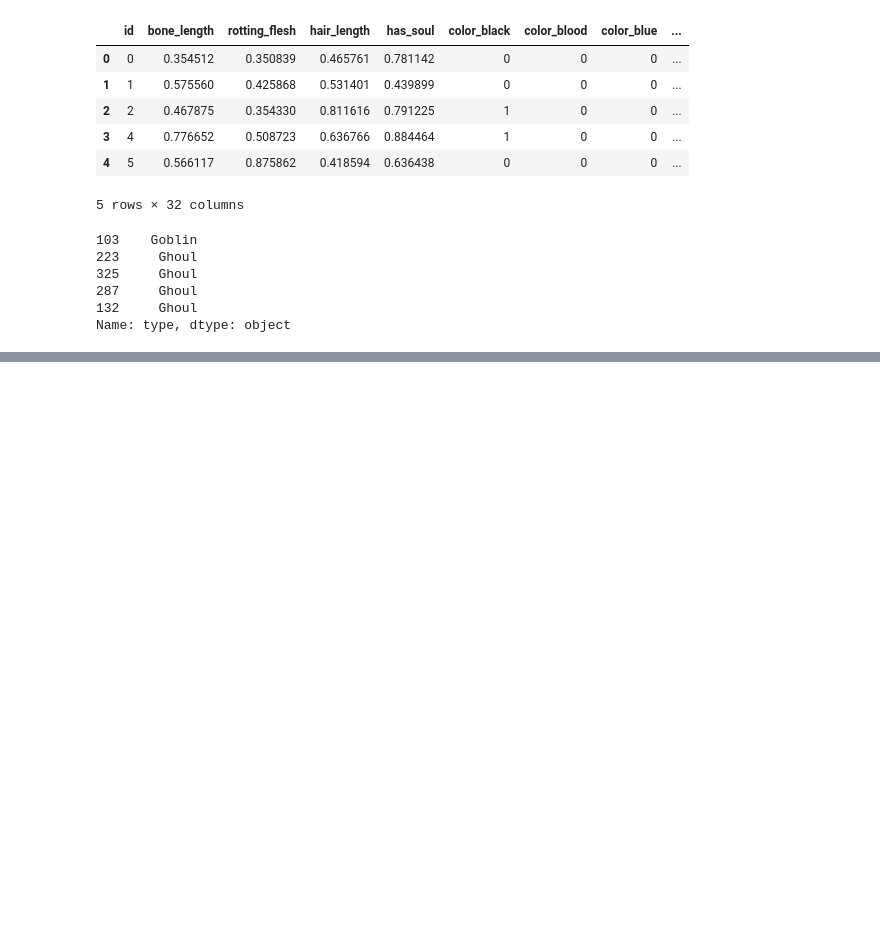
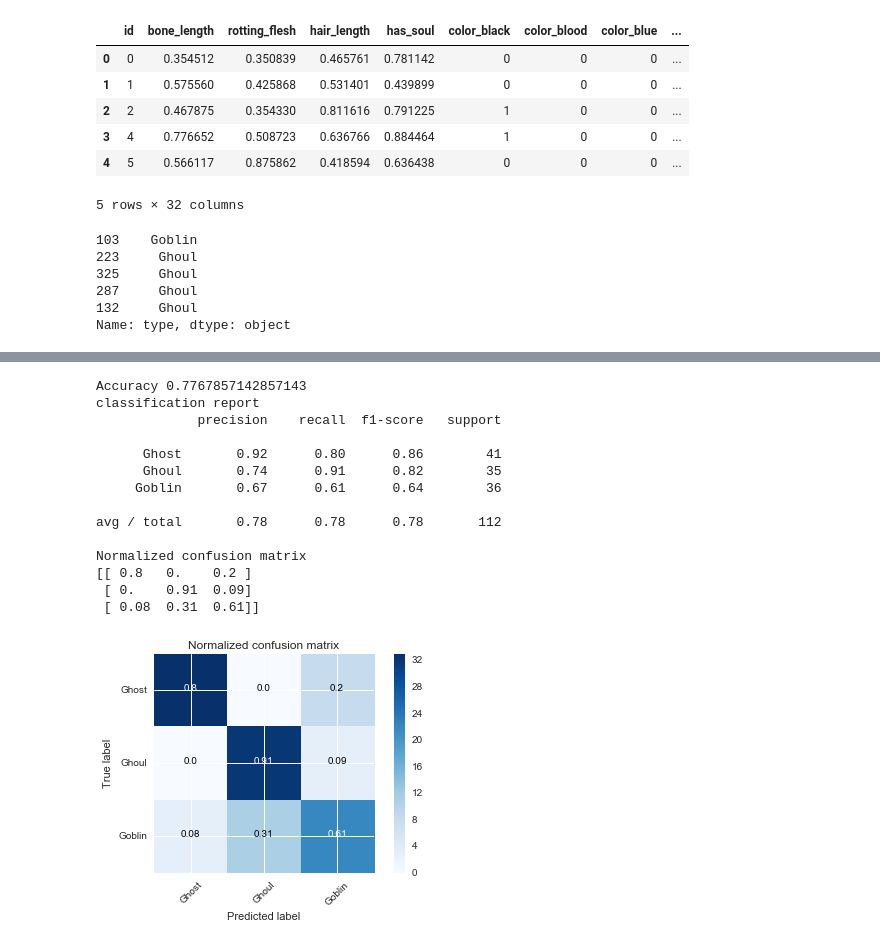
Before and after one commit to itaraday/Ghouls-Goblins-and-Ghosts, a Jupyter notebook: Ghouls, Goblins, and Ghosts... Boo!.ipynb, the cells around one changed output, grey strips where cells are left out. Drawn from its saved outputs; the diff is of its cells as text; code cells hidden in the pictures; blank space fills up the shorter version.

```diff
--- a/Ghouls, Goblins, and Ghosts... Boo!.ipynb
+++ b/Ghouls, Goblins, and Ghosts... Boo!.ipynb
@@ -379,4 +378,28 @@ preds.head()
 | 4 | Ghost | Ghost | Ghost | Ghost | Ghost | 1.0 | 0.00 | 0.00 | Ghost |
+# %%
+print("Accuracy {}".format(met.accuracy_score(y_test, preds["type"])))
+print("classification report \n{}".format(met.classification_report(y_test, preds["type"])))
+cnf_matrix = met.confusion_matrix(y_test,preds["type"])
+plt.figure()
+plot_confusion_matrix(cnf_matrix, classes=class_names, normalize=True,
+                          title='Normalized confusion matrix')
+plt.show()
+# %% [output]
+Accuracy 0.7767857142857143
+classification report
+             precision    recall  f1-score   support
+
+      Ghost       0.92      0.80      0.86        41
+      Ghoul       0.74      0.91      0.82        35
+     Goblin       0.67      0.61      0.64        36
+
+avg / total       0.78      0.78      0.78       112
+
+Normalized confusion matrix
+[[ 0.8   0.    0.2 ]
+ [ 0.    0.91  0.09]
+ [ 0.08  0.31  0.61]]
+[figure, added]
 # %%
 tests_fnl = {}
 preds_fnl = pd.DataFrame()
```
Also changed, not shown: parts of 8 cells of this notebook, 1 other file.
